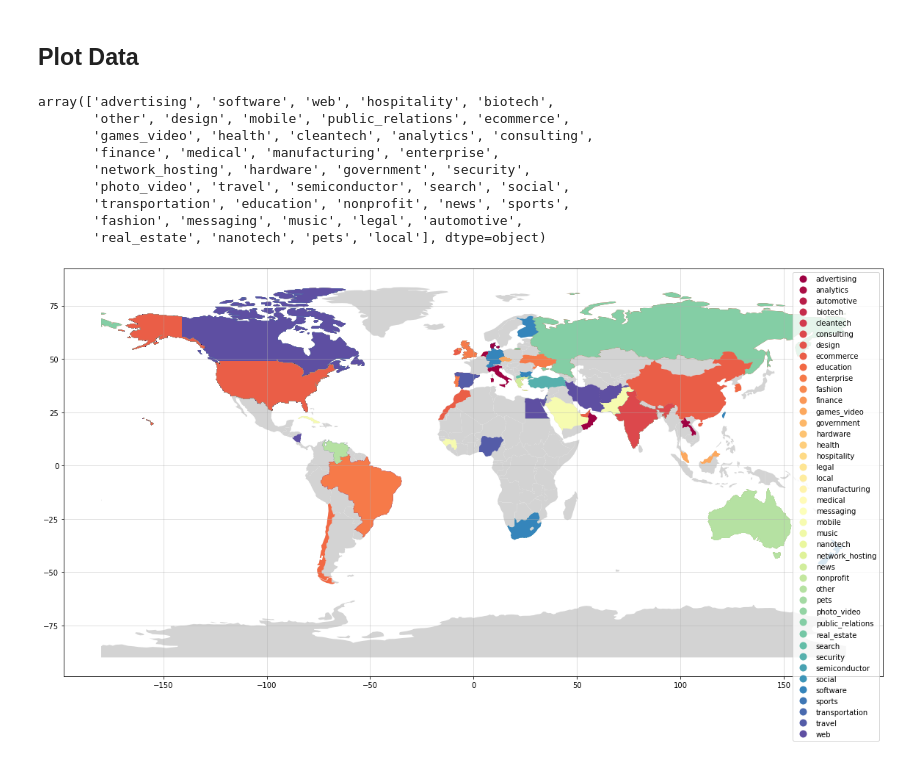
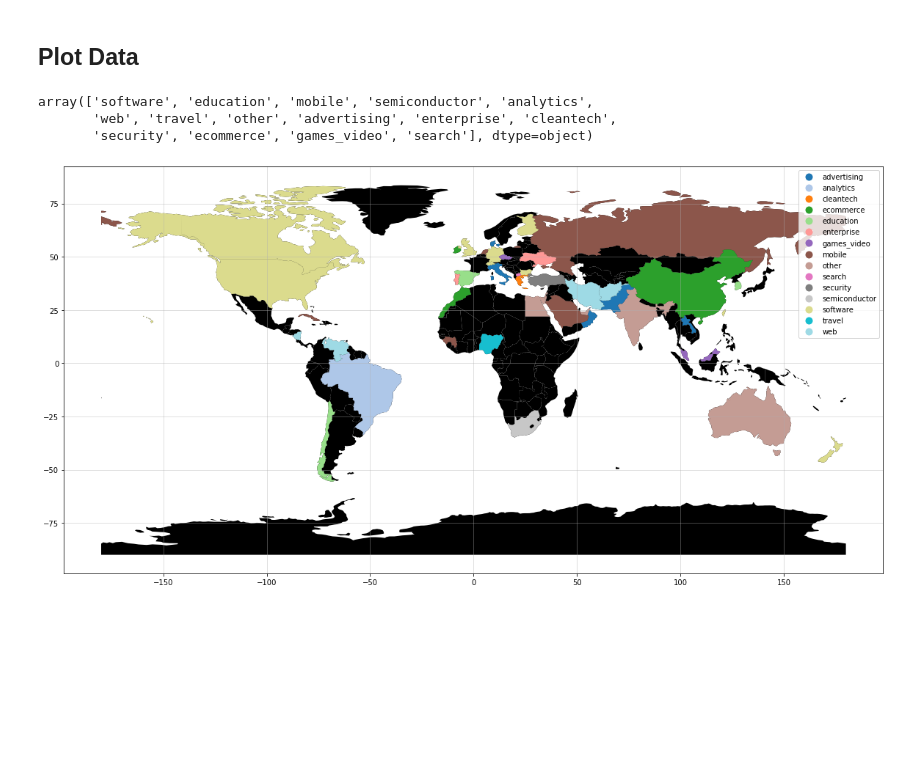
Before and after one commit to schmuecker/statistics-course, a Jupyter notebook: startup-analysis/heat_map.ipynb, the cells around one changed output. Drawn from its saved outputs; the diff is of its cells as text; code cells hidden in the pictures; blank space fills up the shorter version.

Commit message:
Changed heat_map to most common category per country

```diff
--- a/startup-analysis/heat_map.ipynb
+++ b/startup-analysis/heat_map.ipynb
@@ -59,0 +62,14 @@ Got 45823 datapoints
+# %%
+unique_c = df_companies["country_code"].unique()
+df_unique_c = pd.DataFrame()
+df_unique_c["country_code"] = unique_c
+most_common = []
+for country in unique_c:
+    tmp_country = df_companies[df_companies["country_code"] == country]
+    most_common.append(tmp_country["category_code"].value_counts().idxmax())
+
+print(len(most_common))
+print(unique_c.shape)
+df_unique_c["category_code"] = most_common
+
+df_unique_c
@@ -85,8 +121,8 @@ countries.head()
 # print(df_companies.shape[0])
 # map_and_stats.head()
 
-df_companies = df_companies.rename(columns={"country_code":"iso_a3"})
-map_and_stats = countries.merge(df_companies, on="iso_a3")
+df_unique_c = df_unique_c.rename(columns={"country_code":"iso_a3"})
+map_and_stats = countries.merge(df_unique_c, on="iso_a3")
 
 print(map_and_stats.shape[0])
 print(cities.shape[0])
@@ -111,34 +147,28 @@ map_and_stats["category_code"].unique()
 #TODO pro land evtl nur die mehrheit anzeigen? Oder Land aufsplitten in Farben????
 #TODO einzelne Plot für Länder erstellen?
 # %% [output]
-array(['advertising', 'software', 'web', 'hospitality', 'biotech',
-       'other', 'design', 'mobile', 'public_relations', 'ecommerce',
-       'games_video', 'health', 'cleantech', 'analytics', 'consulting',
-       'finance', 'medical', 'manufacturing', 'enterprise',
-       'network_hosting', 'hardware', 'government', 'security',
-       'photo_video', 'travel', 'semiconductor', 'search', 'social',
-       'transportation', 'education', 'nonprofit', 'news', 'sports',
-       'fashion', 'messaging', 'music', 'legal', 'automotive',
-       'real_estate', 'nanotech', 'pets', 'local'], dtype=object)
+array(['software', 'education', 'mobile', 'semiconductor', 'analytics',
+       'web', 'travel', 'other', 'advertising', 'enterprise', 'cleantech',
+       'security', 'ecommerce', 'games_video', 'search'], dtype=object)
 # %%
 # initialize an axis
 fig, ax = plt.subplots(figsize=(20,16))
 
 # plot map on axis
 
 
 
 
-countries.plot(color="lightgrey",ax=ax)# parse dates for plot's title
+countries.plot(color="black",ax=ax)# parse dates for plot's title
 
 map_and_stats.plot(column="category_code",
                 categorical=True,
-                cmap='Spectral',
+                cmap='tab20',
                 legend=True,
 
                 ax=ax)
 # add grid
 ax.grid(b=True, alpha=0.5)
 plt.show()
 # %% [output]
-[figure, old version]
+[figure, new version]
```
Also changed, not shown: parts of 3 cells of this notebook.
